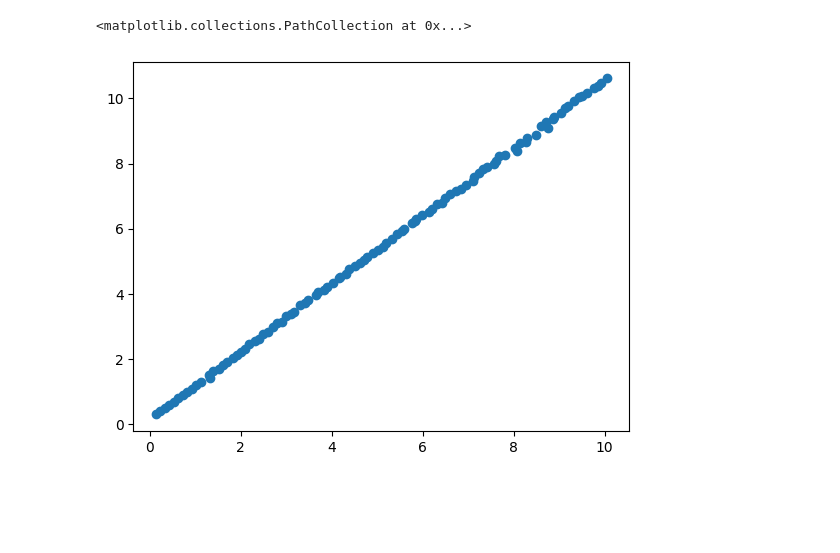
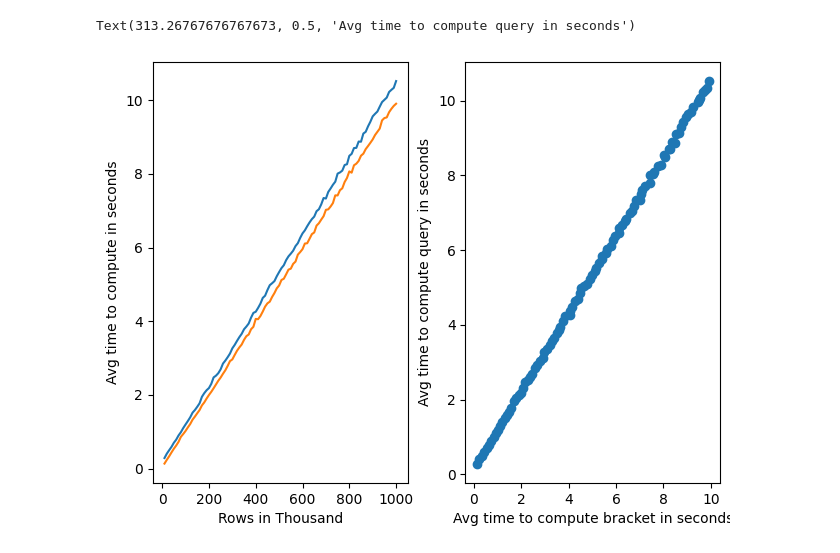
Before and after one commit to mbuerg/Pandas-query-vs-bracket-indexing, a Jupyter notebook: query_vs_dev.ipynb, the cells around one changed output. Cells and saved outputs as stored; diff of their text form; code cells hidden in the pictures; blank space fills up the shorter version.

```diff
--- a/query_vs_dev.ipynb
+++ b/query_vs_dev.ipynb
@@ -37,3 +37,5 @@ while i <= 100:
 results["df_length_in_k"] = results["df_length_in_k"] / 1000
 results["df_length_in_k"] = results["df_length_in_k"].astype("int")
 results["differences"] = results["query"] - results["bracket"]
+results["quotient"] = results["query"] / results["bracket"] - 1
+results["q_MA"] = results["quotient"].rolling(10).mean()
@@ -56,8 +73,13 @@ ax[1].yaxis.set_label_coords(-0.13, 0.5)
-# %%
-fig, ax = plt.subplots()
-ax.scatter(results["bracket"], results["query"])
-ax.set_xlabel("Avg time to compute bracket in seconds")
-ax.set_ylabel("Avg time to compute query in seconds")
-# %% [output]
-<matplotlib.collections.PathCollection at 0x...>
-[figure, removed]
+# %%
+fig, ax = plt.subplots(1, 2)
+fig.tight_layout()
+ax[0].plot(results["df_length_in_k"], results["query"])
+ax[0].plot(results["df_length_in_k"], results["bracket"])
+ax[0].set_xlabel("Rows in Thousand")
+ax[0].set_ylabel("Avg time to compute in seconds")
+ax[1].scatter(results["bracket"], results["query"])
+ax[1].set_xlabel("Avg time to compute bracket in seconds")
+ax[1].set_ylabel("Avg time to compute query in seconds")
+# %% [output]
+Text(313.26767676767673, 0.5, 'Avg time to compute query in seconds')
+[figure, added]
```
Also changed, not shown: parts of 5 cells of this notebook.
